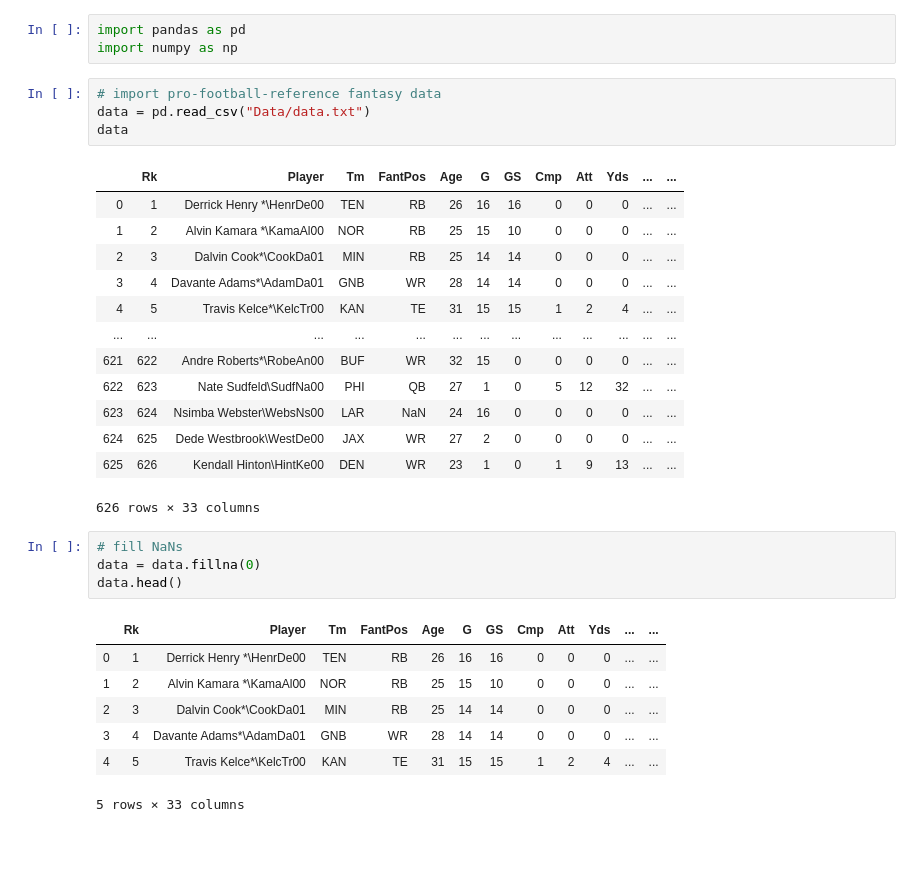
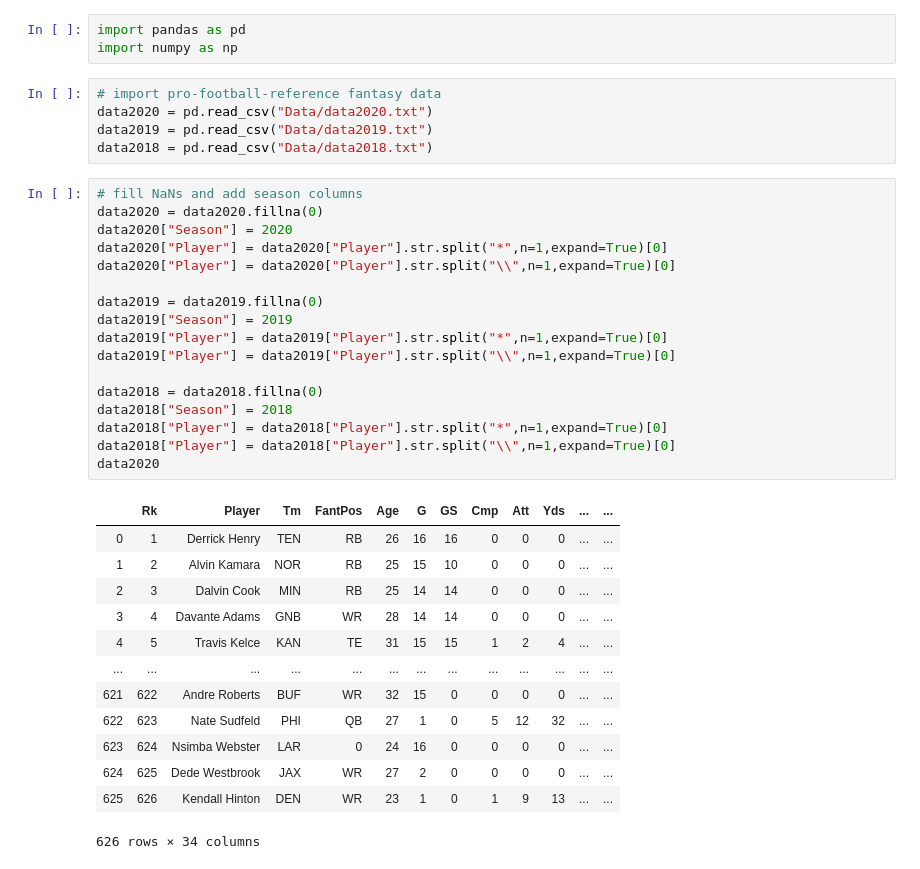
Before and after one commit to rickshev/fantasy-football, a Jupyter notebook: Untitled.ipynb, the cells around one changed output. Cells and saved outputs as stored; diff of their text form; blank space fills up the shorter version.

Commit message:
Added 2 more years data, cleaned, and created dataframes by position.

```diff
--- a/Untitled.ipynb
+++ b/Untitled.ipynb
@@ -3,31 +3,37 @@ import pandas as pd
 import numpy as np
 # %%
 # import pro-football-reference fantasy data
-data = pd.read_csv("Data/data.txt")
-data
+data2020 = pd.read_csv("Data/data2020.txt")
+data2019 = pd.read_csv("Data/data2019.txt")
+data2018 = pd.read_csv("Data/data2018.txt")
-# %% [output]
-|  | Rk | Player | Tm | FantPos | Age | G | GS | Cmp | Att | Yds | ... | ... |
-| 0 | 1 | Derrick Henry *\HenrDe00 | TEN | RB | 26 | 16 | 16 | 0 | 0 | 0 | ... | ... |
-| 1 | 2 | Alvin Kamara *\KamaAl00 | NOR | RB | 25 | 15 | 10 | 0 | 0 | 0 | ... | ... |
-| 2 | 3 | Dalvin Cook*\CookDa01 | MIN | RB | 25 | 14 | 14 | 0 | 0 | 0 | ... | ... |
-| 3 | 4 | Davante Adams*\AdamDa01 | GNB | WR | 28 | 14 | 14 | 0 | 0 | 0 | ... | ... |
-| 4 | 5 | Travis Kelce*\KelcTr00 | KAN | TE | 31 | 15 | 15 | 1 | 2 | 4 | ... | ... |
-| ... | ... | ... | ... | ... | ... | ... | ... | ... | ... | ... | ... | ... |
-| 621 | 622 | Andre Roberts*\RobeAn00 | BUF | WR | 32 | 15 | 0 | 0 | 0 | 0 | ... | ... |
-| 622 | 623 | Nate Sudfeld\SudfNa00 | PHI | QB | 27 | 1 | 0 | 5 | 12 | 32 | ... | ... |
-| 623 | 624 | Nsimba Webster\WebsNs00 | LAR | NaN | 24 | 16 | 0 | 0 | 0 | 0 | ... | ... |
-| 624 | 625 | Dede Westbrook\WestDe00 | JAX | WR | 27 | 2 | 0 | 0 | 0 | 0 | ... | ... |
-| 625 | 626 | Kendall Hinton\HintKe00 | DEN | WR | 23 | 1 | 0 | 1 | 9 | 13 | ... | ... |
-626 rows × 33 columns
-# %%
-# fill NaNs
-data = data.fillna(0)
-data.head()
-# %% [output]
-|  | Rk | Player | Tm | FantPos | Age | G | GS | Cmp | Att | Yds | ... | ... |
-| 0 | 1 | Derrick Henry *\HenrDe00 | TEN | RB | 26 | 16 | 16 | 0 | 0 | 0 | ... | ... |
-| 1 | 2 | Alvin Kamara *\KamaAl00 | NOR | RB | 25 | 15 | 10 | 0 | 0 | 0 | ... | ... |
-| 2 | 3 | Dalvin Cook*\CookDa01 | MIN | RB | 25 | 14 | 14 | 0 | 0 | 0 | ... | ... |
-| 3 | 4 | Davante Adams*\AdamDa01 | GNB | WR | 28 | 14 | 14 | 0 | 0 | 0 | ... | ... |
-| 4 | 5 | Travis Kelce*\KelcTr00 | KAN | TE | 31 | 15 | 15 | 1 | 2 | 4 | ... | ... |
-5 rows × 33 columns
+# %%
+# fill NaNs and add season columns
+data2020 = data2020.fillna(0)
+data2020["Season"] = 2020
+data2020["Player"] = data2020["Player"].str.split("*",n=1,expand=True)[0]
+data2020["Player"] = data2020["Player"].str.split("\\",n=1,expand=True)[0]
+
+data2019 = data2019.fillna(0)
+data2019["Season"] = 2019
+data2019["Player"] = data2019["Player"].str.split("*",n=1,expand=True)[0]
+data2019["Player"] = data2019["Player"].str.split("\\",n=1,expand=True)[0]
+
+data2018 = data2018.fillna(0)
+data2018["Season"] = 2018
+data2018["Player"] = data2018["Player"].str.split("*",n=1,expand=True)[0]
+data2018["Player"] = data2018["Player"].str.split("\\",n=1,expand=True)[0]
+data2020
+# %% [output]
+|  | Rk | Player | Tm | FantPos | Age | G | GS | Cmp | Att | Yds | ... | ... |
+| 0 | 1 | Derrick Henry | TEN | RB | 26 | 16 | 16 | 0 | 0 | 0 | ... | ... |
+| 1 | 2 | Alvin Kamara | NOR | RB | 25 | 15 | 10 | 0 | 0 | 0 | ... | ... |
+| 2 | 3 | Dalvin Cook | MIN | RB | 25 | 14 | 14 | 0 | 0 | 0 | ... | ... |
+| 3 | 4 | Davante Adams | GNB | WR | 28 | 14 | 14 | 0 | 0 | 0 | ... | ... |
+| 4 | 5 | Travis Kelce | KAN | TE | 31 | 15 | 15 | 1 | 2 | 4 | ... | ... |
+| ... | ... | ... | ... | ... | ... | ... | ... | ... | ... | ... | ... | ... |
+| 621 | 622 | Andre Roberts | BUF | WR | 32 | 15 | 0 | 0 | 0 | 0 | ... | ... |
+| 622 | 623 | Nate Sudfeld | PHI | QB | 27 | 1 | 0 | 5 | 12 | 32 | ... | ... |
+| 623 | 624 | Nsimba Webster | LAR | 0 | 24 | 16 | 0 | 0 | 0 | 0 | ... | ... |
+| 624 | 625 | Dede Westbrook | JAX | WR | 27 | 2 | 0 | 0 | 0 | 0 | ... | ... |
+| 625 | 626 | Kendall Hinton | DEN | WR | 23 | 1 | 0 | 1 | 9 | 13 | ... | ... |
+626 rows × 34 columns
```
Also changed, not shown: parts of 10 cells of this notebook, 3 other files.
